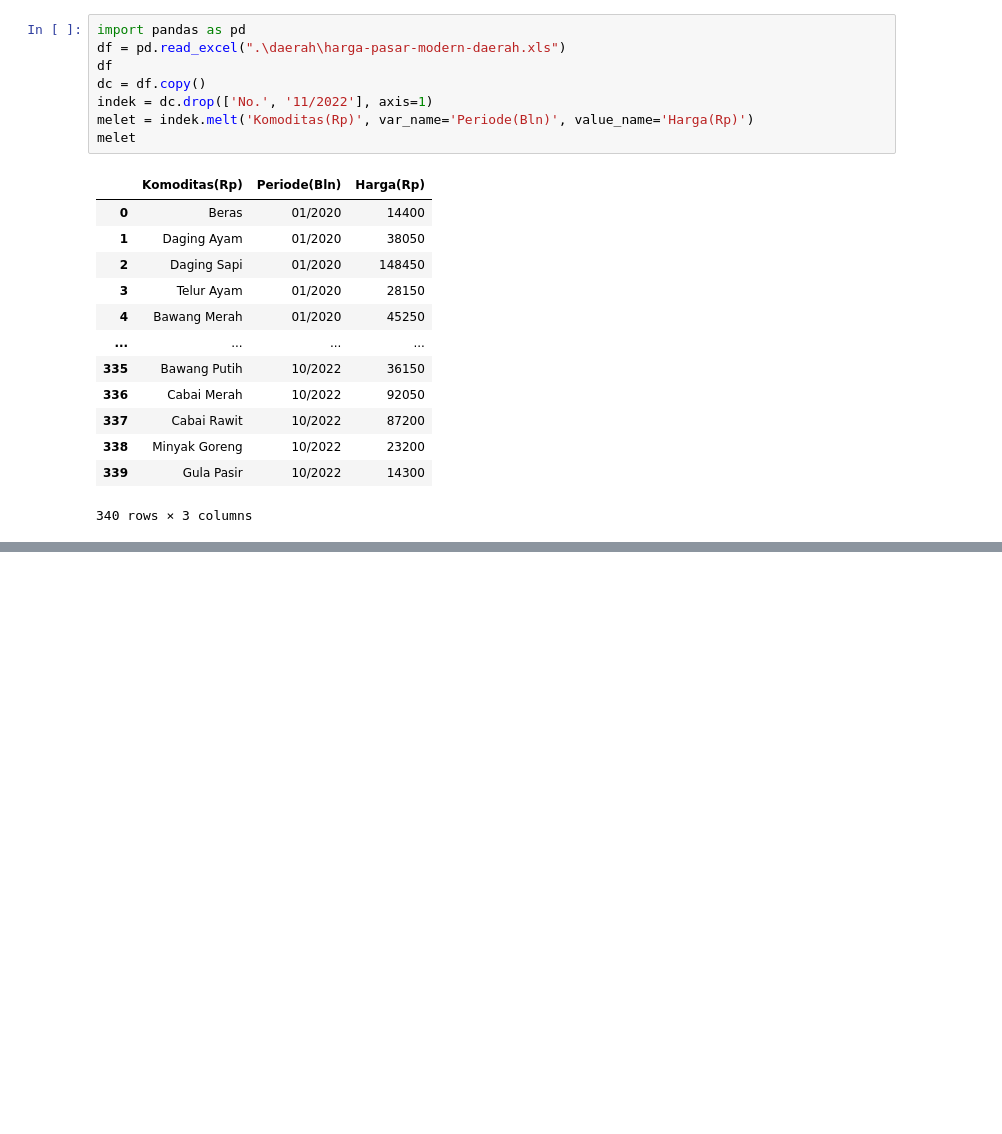
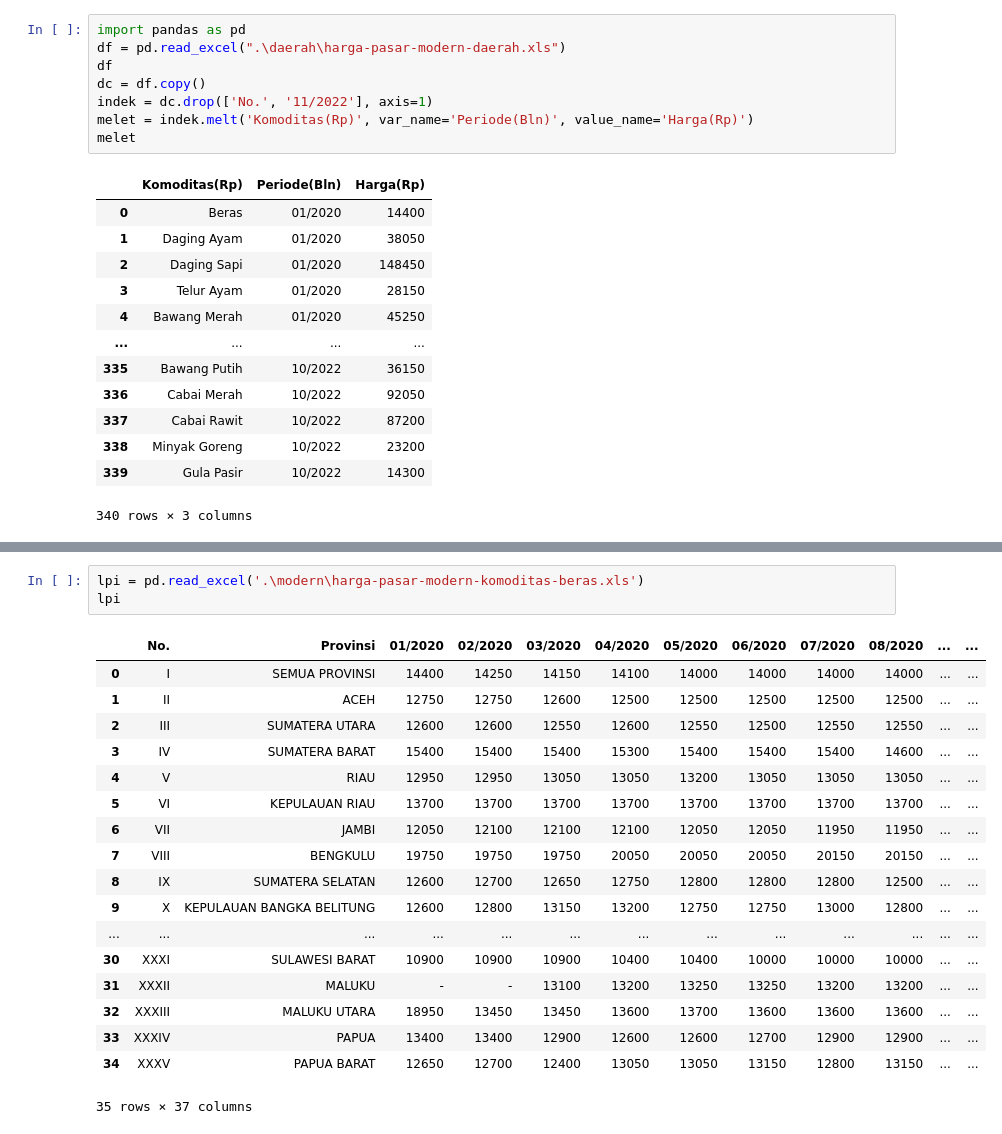
Before and after one commit to satrioadi96/projekpangan, a Jupyter notebook: running-test.ipynb, the cells around one changed output, grey strips where cells are left out. Cells and saved outputs as stored; diff of their text form; blank space fills up the shorter version.

```diff
--- a/running-test.ipynb
+++ b/running-test.ipynb
@@ -252,0 +260,22 @@ melet['Periode(Bln)'].where(melet['Harga(Rp)'] == maks)[0]
+# %%
+lpi = pd.read_excel('.\modern\harga-pasar-modern-komoditas-beras.xls')
+lpi
+# %% [output]
+|  | No. | Provinsi | 01/2020 | 02/2020 | 03/2020 | 04/2020 | 05/2020 | 06/2020 | 07/2020 | 08/2020 | ... | ... |
+| 0 | I | SEMUA PROVINSI | 14400 | 14250 | 14150 | 14100 | 14000 | 14000 | 14000 | 14000 | ... | ... |
+| 1 | II | ACEH | 12750 | 12750 | 12600 | 12500 | 12500 | 12500 | 12500 | 12500 | ... | ... |
+| 2 | III | SUMATERA UTARA | 12600 | 12600 | 12550 | 12600 | 12550 | 12500 | 12550 | 12550 | ... | ... |
+| 3 | IV | SUMATERA BARAT | 15400 | 15400 | 15400 | 15300 | 15400 | 15400 | 15400 | 14600 | ... | ... |
+| 4 | V | RIAU | 12950 | 12950 | 13050 | 13050 | 13200 | 13050 | 13050 | 13050 | ... | ... |
+| 5 | VI | KEPULAUAN RIAU | 13700 | 13700 | 13700 | 13700 | 13700 | 13700 | 13700 | 13700 | ... | ... |
+| 6 | VII | JAMBI | 12050 | 12100 | 12100 | 12100 | 12050 | 12050 | 11950 | 11950 | ... | ... |
+| 7 | VIII | BENGKULU | 19750 | 19750 | 19750 | 20050 | 20050 | 20050 | 20150 | 20150 | ... | ... |
+| 8 | IX | SUMATERA SELATAN | 12600 | 12700 | 12650 | 12750 | 12800 | 12800 | 12800 | 12500 | ... | ... |
+| 9 | X | KEPULAUAN BANGKA BELITUNG | 12600 | 12800 | 13150 | 13200 | 12750 | 12750 | 13000 | 12800 | ... | ... |
+| ... | ... | ... | ... | ... | ... | ... | ... | ... | ... | ... | ... | ... |
+| 30 | XXXI | SULAWESI BARAT | 10900 | 10900 | 10900 | 10400 | 10400 | 10000 | 10000 | 10000 | ... | ... |
+| 31 | XXXII | MALUKU | - | - | 13100 | 13200 | 13250 | 13250 | 13200 | 13200 | ... | ... |
+| 32 | XXXIII | MALUKU UTARA | 18950 | 13450 | 13450 | 13600 | 13700 | 13600 | 13600 | 13600 | ... | ... |
+| 33 | XXXIV | PAPUA | 13400 | 13400 | 12900 | 12600 | 12600 | 12700 | 12900 | 12900 | ... | ... |
+| 34 | XXXV | PAPUA BARAT | 12650 | 12700 | 12400 | 13050 | 13050 | 13150 | 12800 | 13150 | ... | ... |
+35 rows × 37 columns
```
Also changed, not shown: parts of 8 cells of this notebook, 4 other files.
